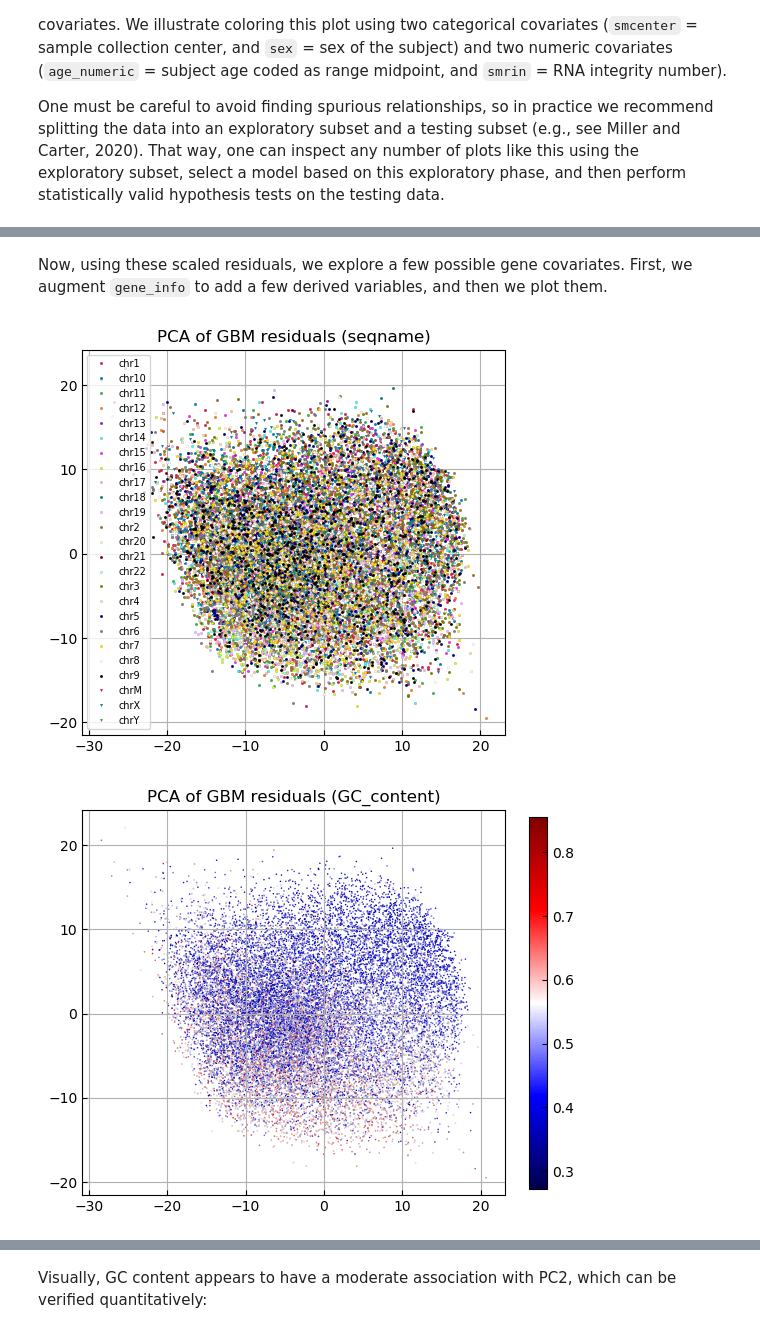
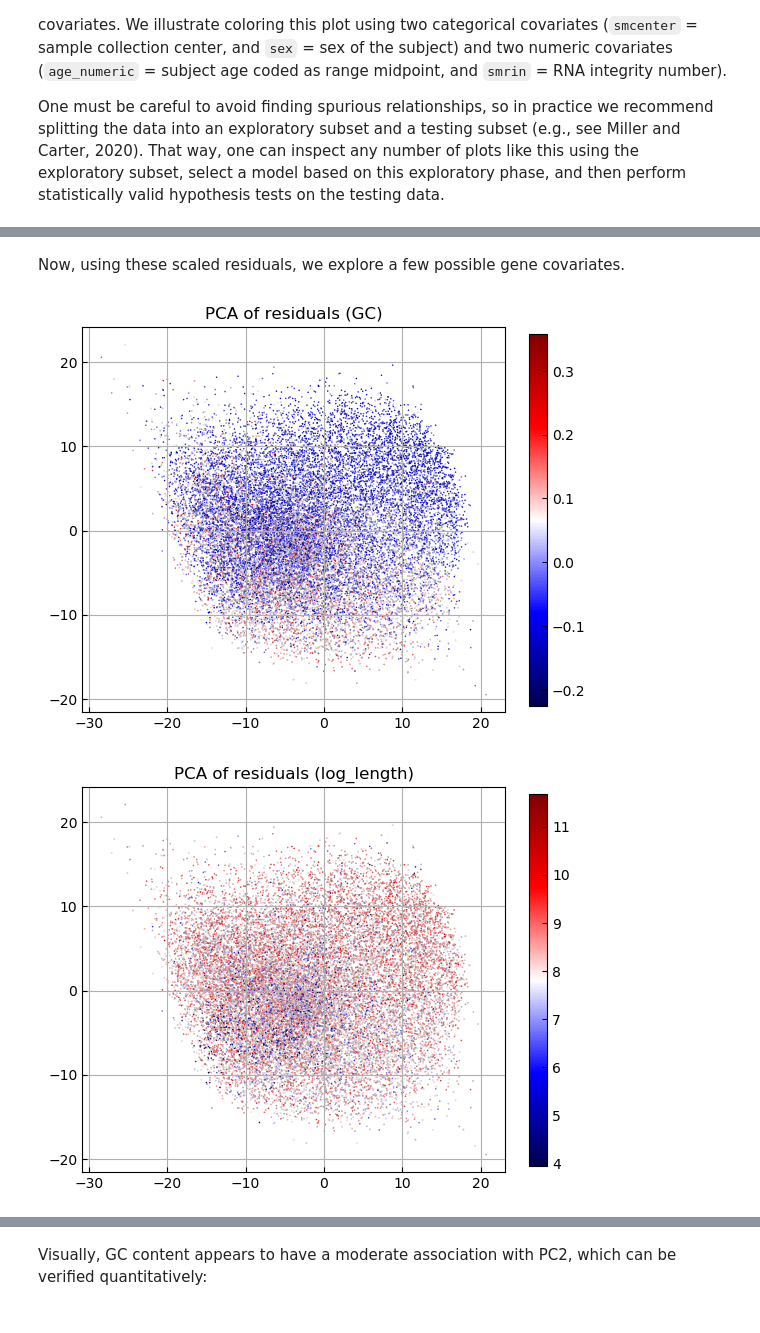
Before and after one commit to jwmi/BilinearModelsExamples, a Jupyter notebook: tutorial/Tutorial for BilinearModels package.ipynb, the cells around one changed output, grey strips where cells are left out. Cells and saved outputs as stored; diff of their text form; code cells hidden in the pictures.

```diff
--- a/tutorial/Tutorial for BilinearModels package.ipynb
+++ b/tutorial/Tutorial for BilinearModels package.ipynb
@@ -225,5 +218,6 @@ The residuals can be visualized using PCA. In this data, there are two clear clu
 # %%
 figure(); clf(); grid(true)
-scores = pcaplot(Eps',sample_info[!,:smtsd]; ms=4, mec="k")
+scores = pcaplot((Eps./Sigma_Eps)',sample_info[!,:smtsd]; ms=4, mec="k")
+title("PCA of residuals")
 legend();
 # %% [output]
@@ -250,9 +245,8 @@ One must be careful to avoid finding spurious relationships, so in practice we r
 # Visualize association with sample covariates
 colorbycategory = [:smcenter,:sex]
 colorbynumeric = [:age_numeric,:smrin]
-fignum = 0
 for colorby in [colorbycategory; colorbynumeric]
-    figure(fignum+=1); clf(); grid(true)
+    figure(); clf(); grid(true)
     colorvalue = sample_info[!,colorby]
     if colorby in colorbycategory
         plotgroups(scores[:,1], scores[:,2], string.(colorvalue); ms=4, mec="k", mew=0.3)
@@ -263,6 +257,6 @@ for colorby in [colorbycategory; colorbynumeric]
         subplots_adjust(right=0.9)
         colorbar(fraction=0.04)
     end
-    title("PCA of GBM residuals ($(string(colorby)))")
+    title("PCA of residuals ($(string(colorby)))")
 end
 # %% [output]
@@ -337,29 +332,28 @@ title("PCA of scaled GBM residuals (log mean precision)");
 # %% [markdown]
-Now, using these scaled residuals, we explore a few possible gene covariates.  First, we augment `gene_info` to add a few derived variables, and then we plot them.
+Now, using these scaled residuals, we explore a few possible gene covariates.
 # %%
 # Augment gene_info
-gene_info[!,:GC_content] = gene_info[!,:pct_gc]
-gene_info[!,:GC_squared] = moment2(gene_info[!,:GC_content]);  # square of GC content after centering
-gene_info[!,:log_length] = log.(gene_info[!,:seq_len])  # log of the sum of the exon lengths for each gene
+gene_info[!,:GC] = gene_info[!,:pct_gc] .- mean(gene_info[!,:pct_gc])  # centered GC content
+gene_info[!,:GC_squared] = gene_info[!,:GC].^2  # square of GC content after centering
+gene_info[!,:log_length] = log.(gene_info[!,:seq_len]);  # log of the sum of the exon lengths for each gene
 # %%
 # Visualize association with feature covariates
 colorbycategory = [:seqname]
-colorbynumeric = [:GC_content,:log_length]
-fignum = 0
-for colorby in [colorbycategory; colorbynumeric]
-    figure(fignum+=1,figsize=(6,5)); clf(); grid(true)
+colorbynumeric = [:GC,:log_length]
+for colorby in [colorbynumeric; colorbycategory]
+    figure(figsize=(6,5)); clf(); grid(true)
     colorvalue = gene_info[!,colorby]
     if colorby in colorbycategory
         plotgroups(scores_gene[:,1], scores_gene[:,2], string.(colorvalue); ms=2, mec="k", mew=0.05)
         subplots_adjust(right=0.83)
         legend(fontsize=7)
     else
         scatter(scores_gene[:,1], scores_gene[:,2], 1, c=colorvalue; edgecolor="k", linewidth=0.05, cmap="seismic")
         subplots_adjust(right=0.9)
         colorbar(fraction=0.04)
     end
-    title("PCA of GBM residuals ($(string(colorby)))")
+    title("PCA of residuals ($(string(colorby)))")
 end
 # %% [output]
-[figure, old version]
+[figure, new version]
-[figure, old version]
+[figure, new version]
```
Also changed, not shown: parts of 30 cells of this notebook, 1 other file.
